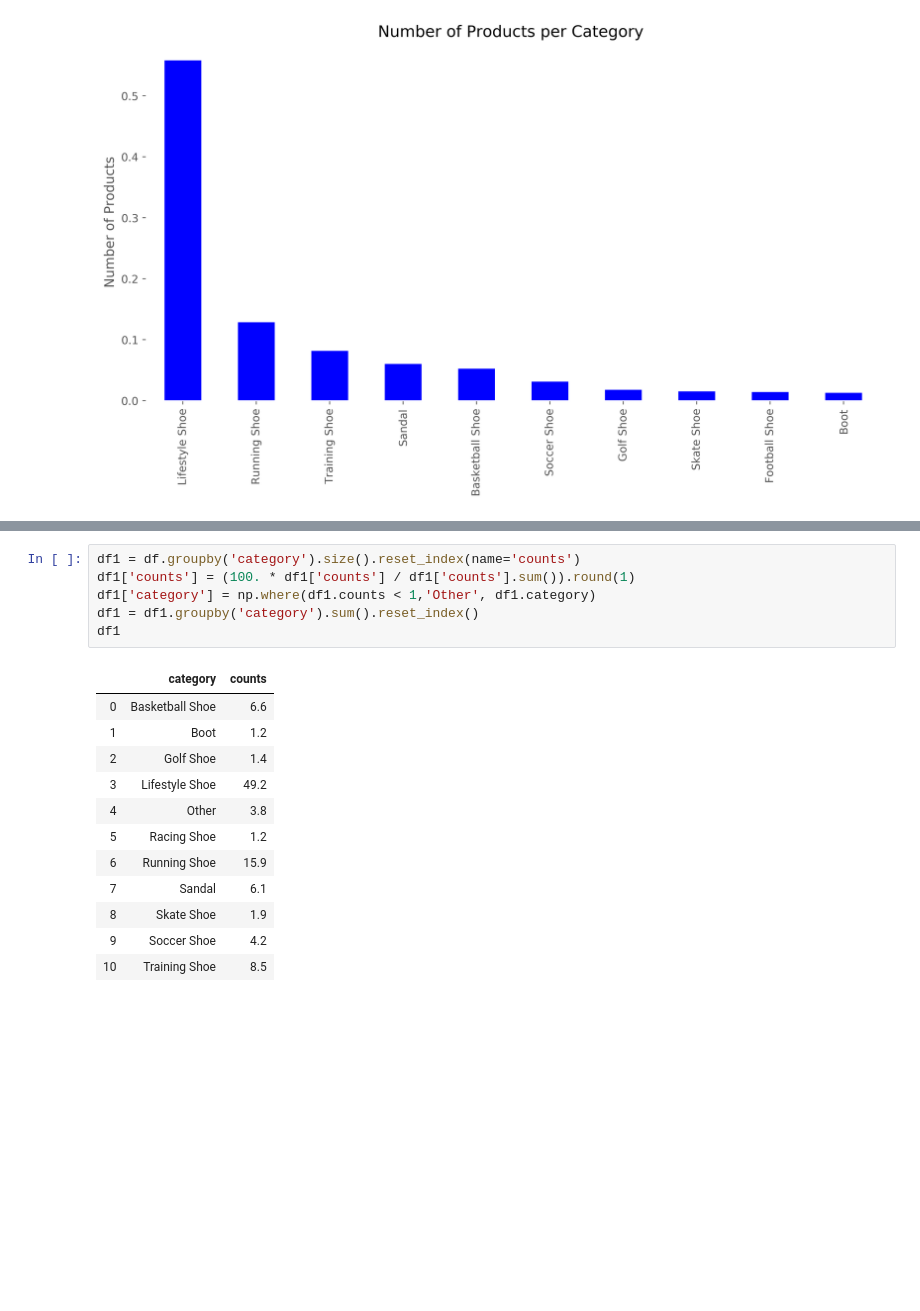
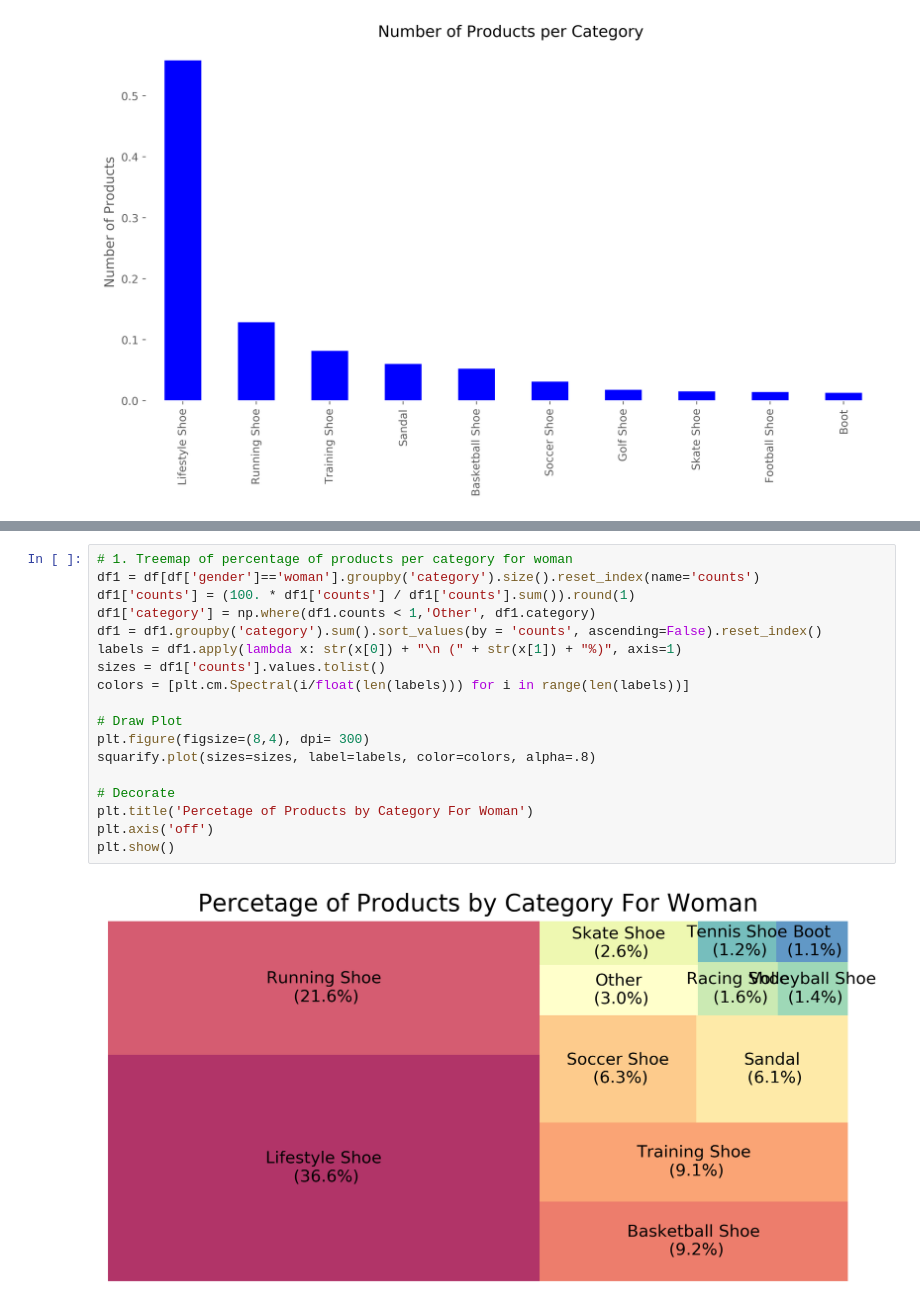
Before and after one commit to DanEllen/Nike-Shoes-Web-Scrape-and-Analysis, a Jupyter notebook: Data Analysis.ipynb, the cells around one changed output, grey strips where cells are left out. Saved outputs shown, nothing was run; the diff lists cells and outputs as text; blank space fills up the shorter version.

```diff
--- a/Data Analysis.ipynb
+++ b/Data Analysis.ipynb
@@ -233,19 +256,20 @@ plt.show()
-# %%
-df1 = df.groupby('category').size().reset_index(name='counts')
-df1['counts'] = (100. * df1['counts'] / df1['counts'].sum()).round(1)
-df1['category'] = np.where(df1.counts < 1,'Other', df1.category)
-df1 = df1.groupby('category').sum().reset_index()
-df1
-# %% [output]
-|  | category | counts |
-| 0 | Basketball Shoe | 6.6 |
-| 1 | Boot | 1.2 |
-| 2 | Golf Shoe | 1.4 |
-| 3 | Lifestyle Shoe | 49.2 |
-| 4 | Other | 3.8 |
-| 5 | Racing Shoe | 1.2 |
-| 6 | Running Shoe | 15.9 |
-| 7 | Sandal | 6.1 |
-| 8 | Skate Shoe | 1.9 |
-| 9 | Soccer Shoe | 4.2 |
-| 10 | Training Shoe | 8.5 |
+# %%
+# 1. Treemap of percentage of products per category for woman
+df1 = df[df['gender']=='woman'].groupby('category').size().reset_index(name='counts')
+df1['counts'] = (100. * df1['counts'] / df1['counts'].sum()).round(1)
+df1['category'] = np.where(df1.counts < 1,'Other', df1.category)
+df1 = df1.groupby('category').sum().sort_values(by = 'counts', ascending=False).reset_index()
+labels = df1.apply(lambda x: str(x[0]) + "\n (" + str(x[1]) + "%)", axis=1)
+sizes = df1['counts'].values.tolist()
+colors = [plt.cm.Spectral(i/float(len(labels))) for i in range(len(labels))]
+
+# Draw Plot
+plt.figure(figsize=(8,4), dpi= 300)
+squarify.plot(sizes=sizes, label=labels, color=colors, alpha=.8)
+
+# Decorate
+plt.title('Percetage of Products by Category For Woman')
+plt.axis('off')
+plt.show()
+# %% [output]
+[figure, added]
```
Also changed, not shown: parts of 9 cells of this notebook, 1 other file.
